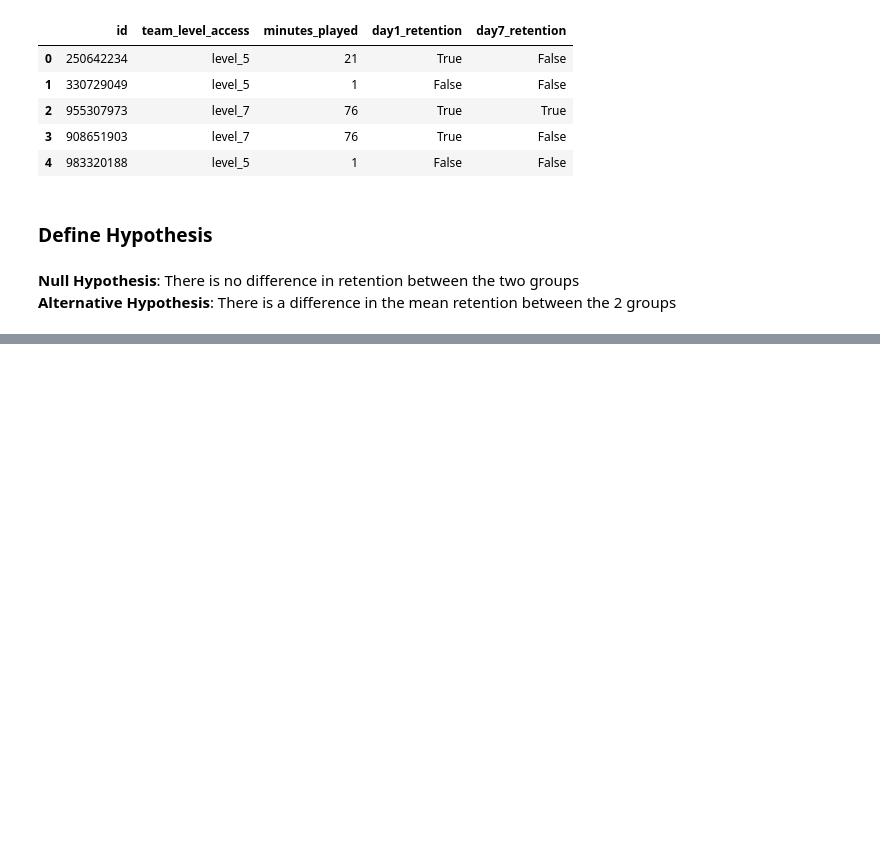
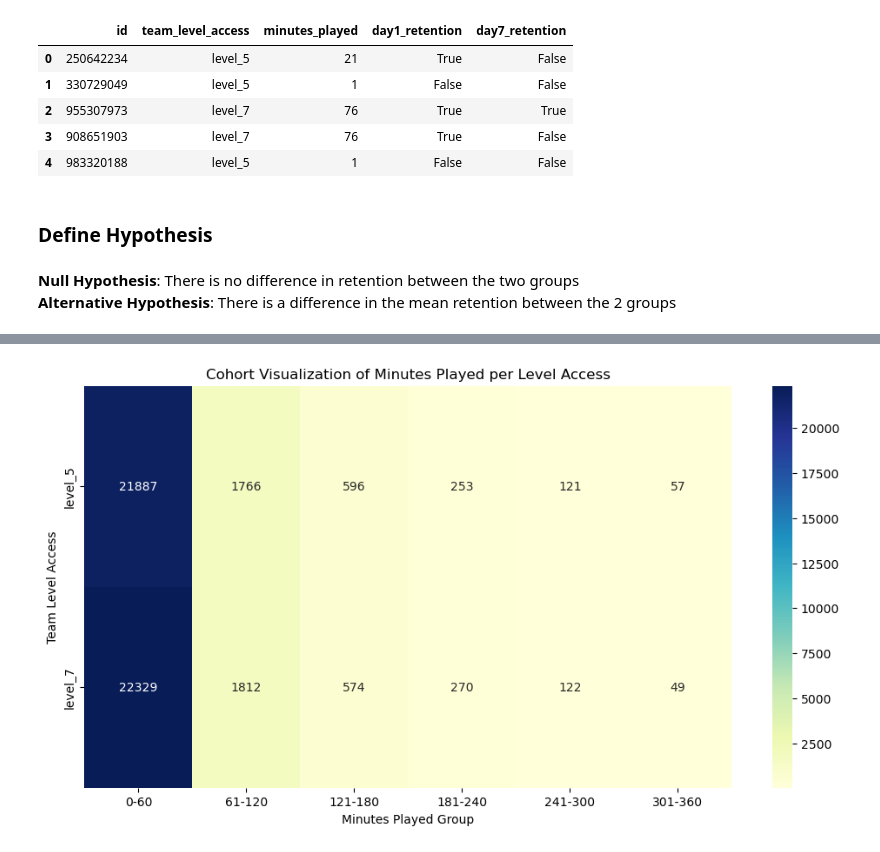
Before and after one commit to JiayiD77/Conjoint-Analysis, a Jupyter notebook: BA/abtest.ipynb, the cells around one changed output, grey strips where cells are left out. Drawn from its saved outputs; the diff is of its cells as text; code cells hidden in the pictures; blank space fills up the shorter version.

```diff
--- a/BA/abtest.ipynb
+++ b/BA/abtest.ipynb
@@ -22,0 +62,18 @@ df.head()
+# %%
+bins = [0, 60, 120, 180, 240, 300, 360]
+labels = ['0-60', '61-120', '121-180', '181-240', '241-300', '301-360']
+df['minutes_played_group'] = pd.cut(df['minutes_played'],
+                                    bins=bins, labels=labels, right=False)
+
+cohort_data = df.pivot_table(index='team_level_access',
+                             columns='minutes_played_group',
+                             aggfunc='size', fill_value=0)
+
+plt.figure(figsize=(12, 6))
+sns.heatmap(cohort_data, annot=True, fmt="d", cmap="YlGnBu")
+plt.title('Cohort Visualization of Minutes Played per Level Access')
+plt.xlabel('Minutes Played Group')
+plt.ylabel('Team Level Access')
+plt.show()
+# %% [output]
+[figure, added]
```
Also changed, not shown: parts of 10 cells of this notebook.
